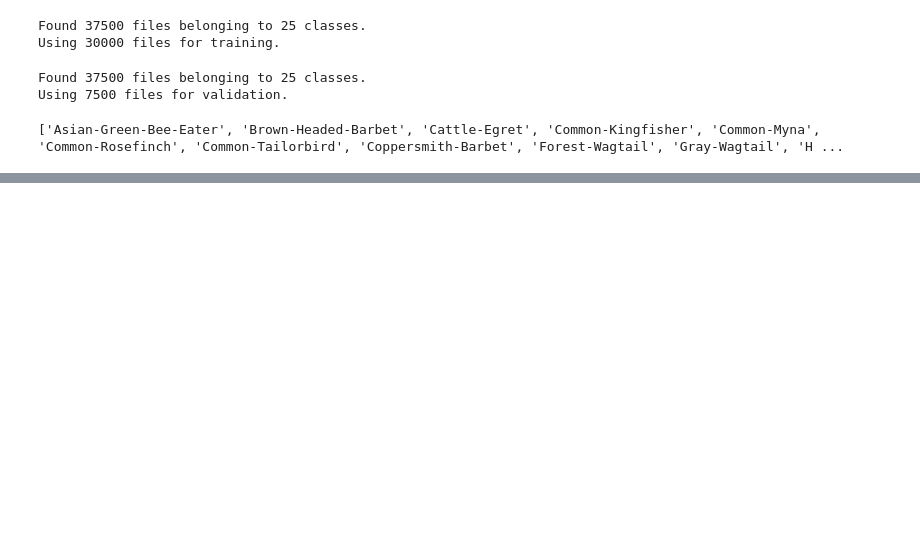
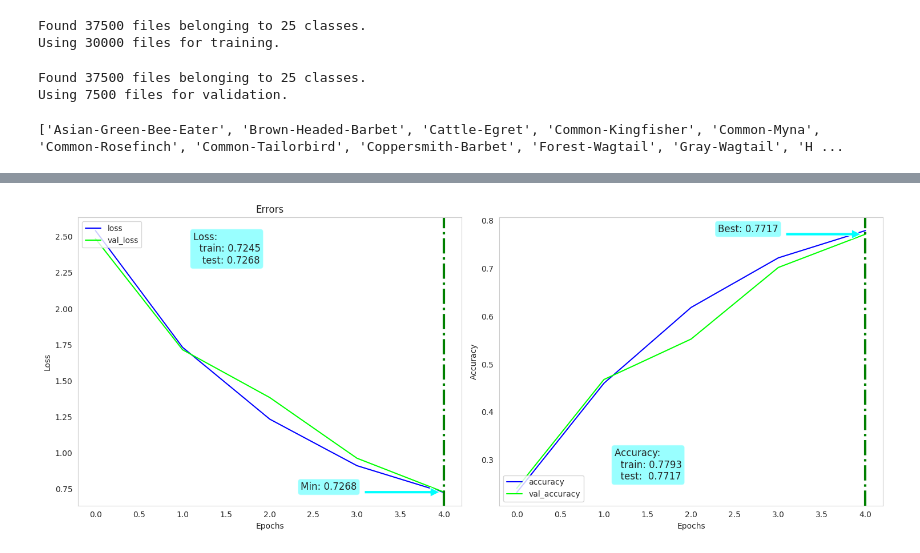
Before and after one commit to Vedmani/dnn_exam, a Jupyter notebook: image_classification.ipynb, the cells around one changed output, grey strips where cells are left out. Saved outputs shown, nothing was run; the diff lists cells and outputs as text; code cells hidden in the pictures; blank space fills up the shorter version.

```diff
--- a/image_classification.ipynb
+++ b/image_classification.ipynb
@@ -193,0 +349,90 @@ callbacks = [reduce_lr, model_checkpoint]
+# %%
+###-----------------------------------
+### Function to plot Loss Curve
+###-----------------------------------
+
+def fn_plot_tf_hist(hist_df : pd.DataFrame):
+    '''
+    Args:
+      hist_df : pandas Dataframe with four columns
+                For 'x' values, we will use index
+    '''
+    fig, axes = plt.subplots(1,2 , figsize = (15,6))
+
+    # properties  matplotlib.patch.Patch
+    props = dict(boxstyle='round', facecolor='aqua', alpha=0.4)
+    facecolor = 'cyan'
+    fontsize=12
+
+    # Get columns by index to eliminate any column naming error
+    y1 = hist_df.columns[0]
+    y2 = hist_df.columns[1]
+    y3 = hist_df.columns[2]
+    y4 = hist_df.columns[3]
+
+    # Where was min loss
+    best = hist_df[hist_df[y3] == hist_df[y3].min()]
+
+    ax = axes[0]
+
+    hist_df.plot(y = [y1,y3], ax = ax, colormap=CMAP)
+
+
+    # little beautification
+    txtFmt = "Loss: \n  train: {:6.4f}\n   test: {:6.4f}"
+    txtstr = txtFmt.format(hist_df.iloc[-1][y1],
+                           hist_df.iloc[-1][y3]) #text to plot
+
+    # place a text box in upper middle in axes coords
+    ax.text(0.3, 0.95, txtstr, transform=ax.transAxes, fontsize=fontsize,
+            verticalalignment='top', bbox=props)
+
+    # Mark arrow at lowest
+    ax.annotate(f'Min: {best[y3].to_numpy()[0]:6.4f}', # text to print
+                xy=(best.index.to_numpy(), best[y3].to_numpy()[0]), # Arrow start
+                xytext=(best.index.to_numpy()-1, best[y3].to_numpy()[0]), # location of text
+                fontsize=fontsize, va='bottom', ha='right',bbox=props, # beautification of text
+                arrowprops=dict(facecolor=facecolor, shrink=0.05)) # arrow
+
+    # Draw vertical line at best value
+    ax.axvline(x = best.index.to_numpy(), color = 'green', linestyle='-.', lw = 3);
+
+    ax.set_xlabel("Epochs")
+    ax.set_ylabel(y1.capitalize())
+    ax.set_title('Errors')
+    ax.grid();
+    ax.legend(loc = 'upper left') # model legend to upper left
+
+    ax = axes[1]
+
+    hist_df.plot( y = [y2, y4], ax = ax, colormap=CMAP)
+
+    # little beautification
+    txtFmt = "Accuracy: \n  train: {:6.4f}\n  test:  {:6.4f}"
+    txtstr = txtFmt.format(hist_df.iloc[-1][y2],
+                           hist_df.iloc[-1][y4]) #text to plot
+
+    # place a text box in upper middle in axes coords
+    ax.text(0.3, 0.2, txtstr, transform=ax.transAxes, fontsize=fontsize,
+            verticalalignment='top', bbox=props)
+
+    # Mark arrow at lowest
+    ax.annotate(f'Best: {best[y4].to_numpy()[0]:6.4f}', # text to print
+                xy=(best.index.to_numpy(), best[y4].to_numpy()[0]), # Arrow start
+                xytext=(best.index.to_numpy()-1, best[y4].to_numpy()[0]), # location of text
+                fontsize=fontsize, va='bottom', ha='right',bbox=props, # beautification of text
+                arrowprops=dict(facecolor=facecolor, shrink=0.05)) # arrow
+
+
+    # Draw vertical line at best value
+    ax.axvline(x = best.index.to_numpy(), color = 'green', linestyle='-.', lw = 3);
+
+    ax.set_xlabel("Epochs")
+    ax.set_ylabel(y2.capitalize())
+    ax.grid()
+    ax.legend(loc = 'lower left')
+
+    plt.tight_layout()
+fn_plot_tf_hist(res_df)
+# %% [output]
+[figure, added]
```
Also changed, not shown: parts of 15 cells of this notebook.
